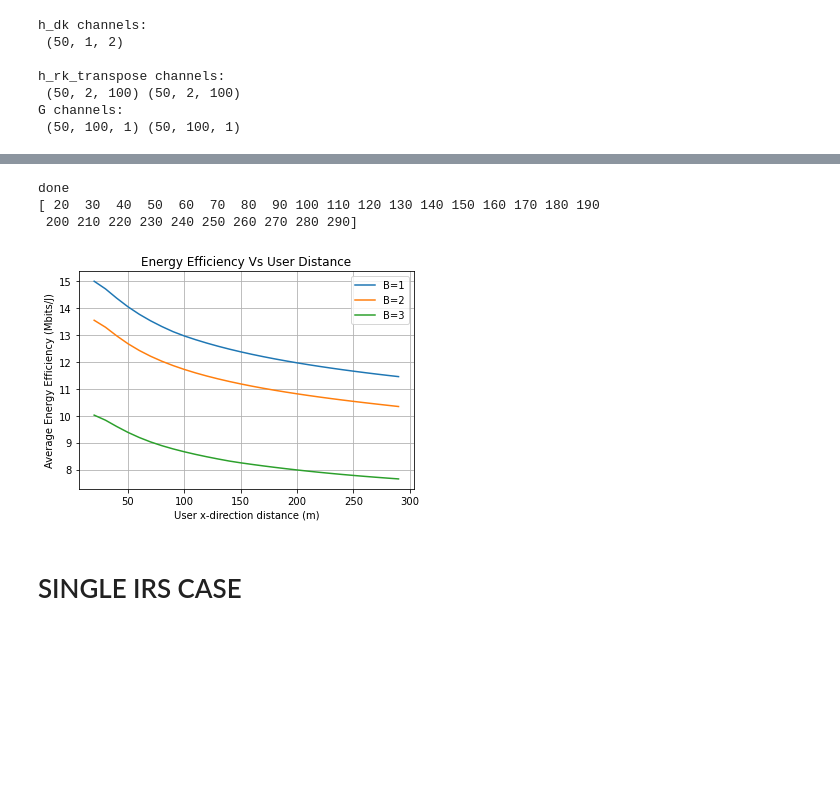
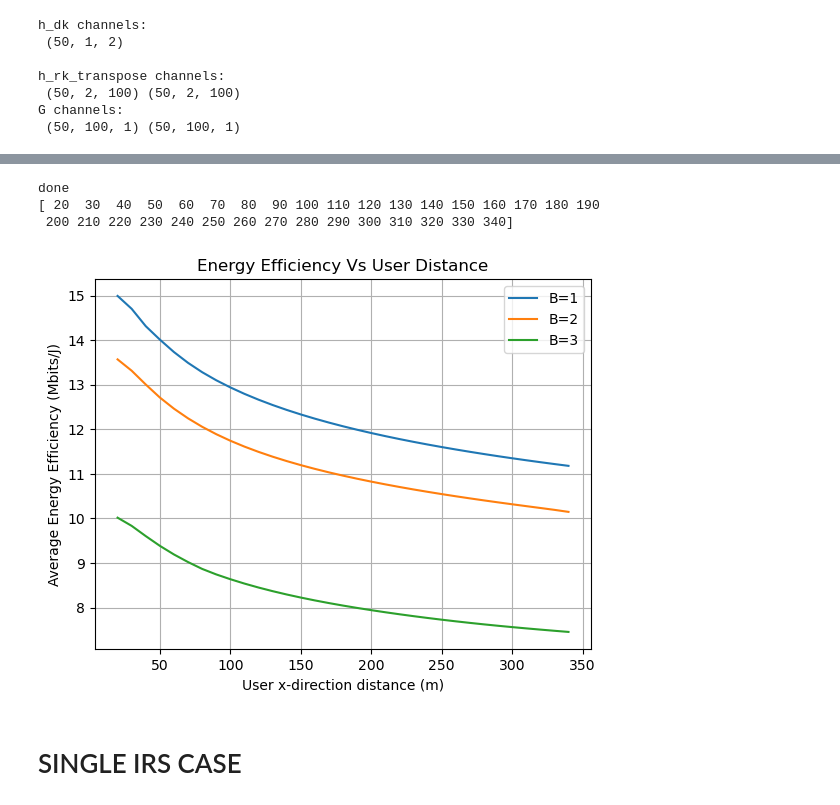
Before and after one commit to TariqUmar/SISO_Network_Implementation, a Jupyter notebook: double_irs_userDis_ee_relations.ipynb, the cells around one changed output, grey strips where cells are left out. Cells and saved outputs as stored; diff of their text form; code cells hidden in the pictures; blank space fills up the shorter version.

```diff
--- a/double_irs_userDis_ee_relations.ipynb
+++ b/double_irs_userDis_ee_relations.ipynb
@@ -247,6 +247,6 @@ ax.grid(True)
 # %%
 qB = np.arange(1,4,1)
-user_distances = np.arange(20, 300, 10) # in m
+user_distances = np.arange(20, 350, 10) # in m
 
 # Initialize an empty dictionary to store the results
 results_dict_1 = {}
@@ -395,8 +395,8 @@ k = 1.6
 phi = 0.43 * np.pi
 
 # Initialize an empty dictionary to store the results
-results_dict_1 = {}
-results_dict_2 = {}
+results_dict_3 = {}
+results_dict_4 = {}
 
 for B in qB:
 
@@ -511,30 +511,30 @@ for B in qB:
         sum_rates_1.append((np.sum(sum_rate)/NUM_SIMULATIONS))
 
     # Store the results in the dictionary with N as the key
-    results_dict_1[B] = sum_rates_1
+    results_dict_3[B] = sum_rates_1
 
     # Store the results in the dictionary with N as the key
-    results_dict_2[B] = average_energy_efficiency_1
+    results_dict_4[B] = average_energy_efficiency_1
 
 print('done')
 print(user_distances)
 # %% [output]
 done
 [ 20  30  40  50  60  70  80  90 100 110 120 130 140 150 160 170 180 190
- 200 210 220 230 240 250 260 270 280 290]
+ 200 210 220 230 240 250 260 270 280 290 300 310 320 330 340]
 # %%
 # Plot the graph for each value of N
-for B, average_energy_efficiency_1 in results_dict_2.items():
+for B, average_energy_efficiency_1 in results_dict_4.items():
     plt.plot(user_distances, average_energy_efficiency_1, label=f'B={B}')
 
 plt.ylabel('Average Energy Efficiency (Mbits/J)')
 plt.xlabel('User x-direction distance (m)')
 plt.title('Energy Efficiency Vs User Distance')
 plt.legend()
 plt.grid(True)
 plt.show()
 # %% [output]
-[figure, old version]
+[figure, new version]
 # %% [markdown]
 # SINGLE IRS CASE
 # %%
```
Also changed, not shown: parts of 8 cells of this notebook, 1 other file.
